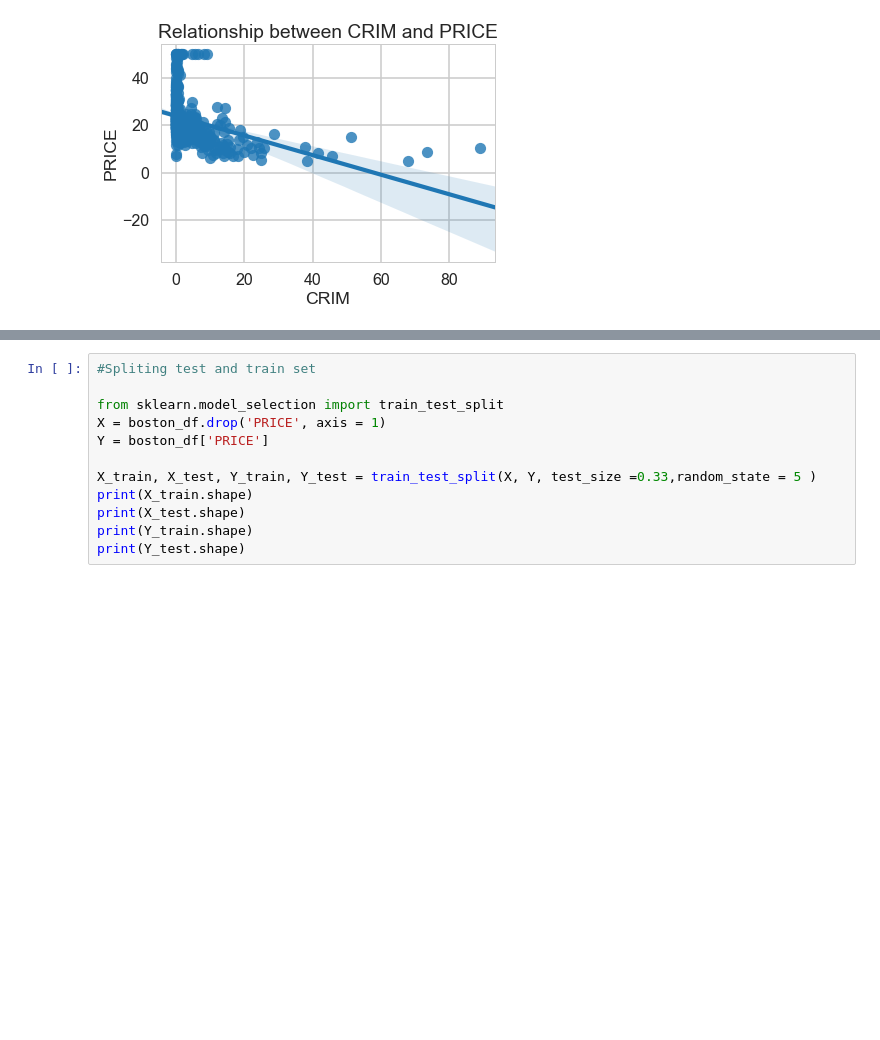
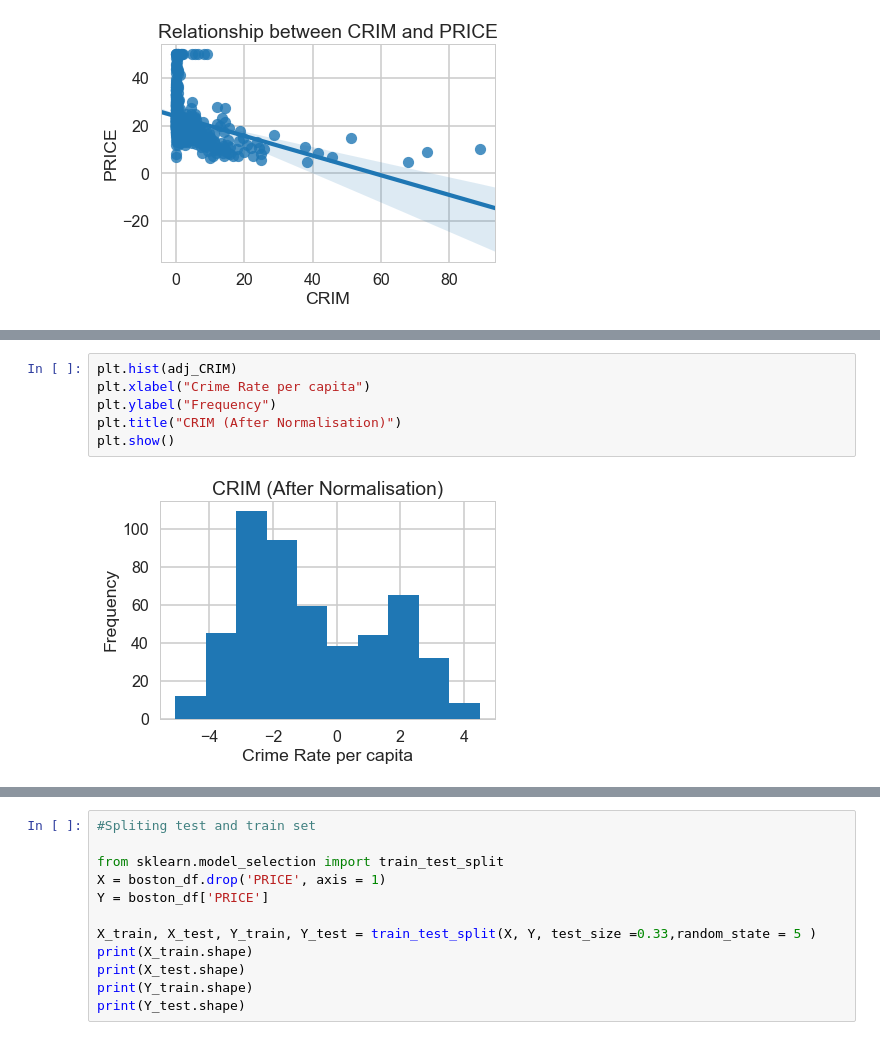
Before and after one commit to saheelahmed2/Boston-Housing-EDA, a Jupyter notebook: Boston Housing.ipynb, the cells around one changed output, grey strips where cells are left out. Saved outputs shown, nothing was run; the diff lists cells and outputs as text; blank space fills up the shorter version.

```diff
--- a/Boston Housing.ipynb
+++ b/Boston Housing.ipynb
@@ -283,0 +197,8 @@ boston_df.describe()
+# %%
+plt.hist(adj_CRIM)
+plt.xlabel("Crime Rate per capita")
+plt.ylabel("Frequency")
+plt.title("CRIM (After Normalisation)")
+plt.show()
+# %% [output]
+[figure, added]
```
Also changed, not shown: parts of 38 cells of this notebook.
